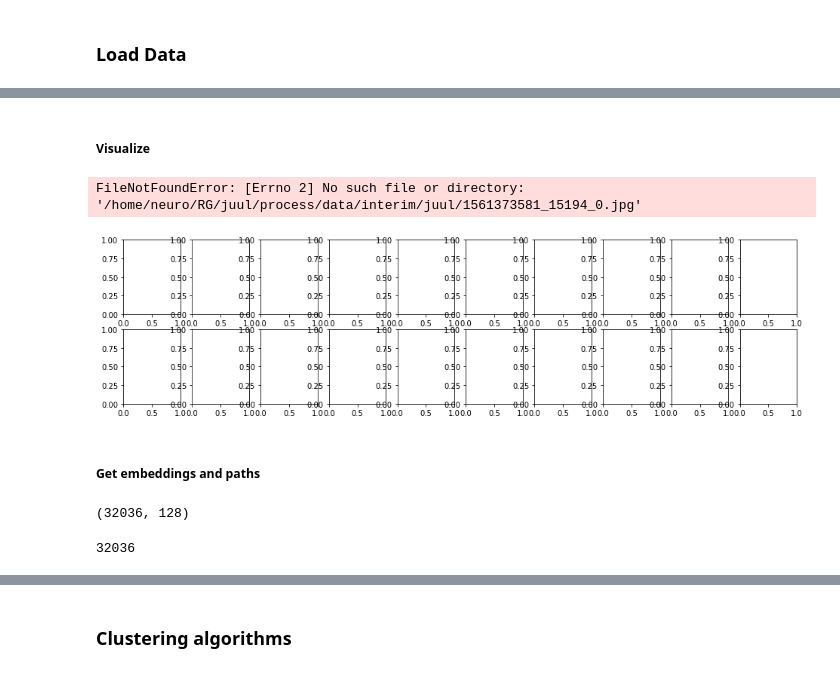
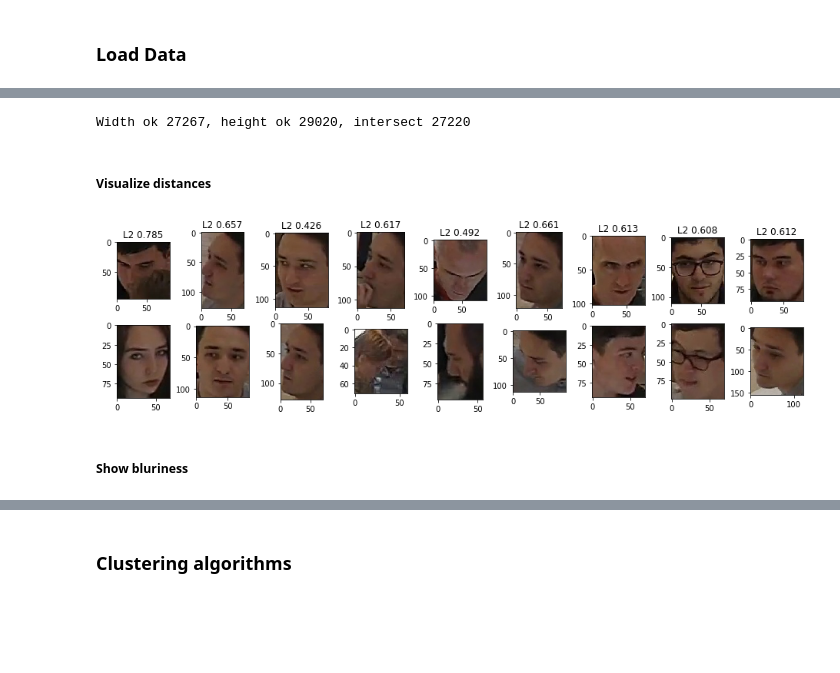
Before and after one commit to chichivica/juul, a Jupyter notebook: process/notebooks/0.0-rg-cluster-face-embeddings.ipynb, the cells around one changed output, grey strips where cells are left out. Cells and saved outputs as stored; diff of their text form; code cells hidden in the pictures; blank space fills up the shorter version.

Commit message:
builded pipeline for video processing, clustering and demo, added readme files

```diff
--- a/process/notebooks/0.0-rg-cluster-face-embeddings.ipynb
+++ b/process/notebooks/0.0-rg-cluster-face-embeddings.ipynb
@@ -36,0 +47,2 @@ len(data), data.keys()
+# %%
+sizes = calc_sizes(data['boxes'])
@@ -37,34 +60,36 @@ len(data), data.keys()
+# %%
+MIN_WIDTH = 55
+MIN_HEIGHT = 65
+# %%
+large_indices = filter_small_faces(sizes, MIN_WIDTH, MIN_HEIGHT)
+embeddings = np.array(data['embeddings'])[large_indices]
+image_paths = np.array(data['image_paths'])[large_indices]
+
+landmarks = np.array(data['landmarks'])[large_indices]
+
+boxes = np.array(data['boxes'])[large_indices]
+# %% [output]
+Width ok 27267, height ok 29020, intersect 27220
 # %% [markdown]
-##### Visualize
+##### Visualize distances
 # %%
-N_SHOW = 10
+N_SHOW = 9
 # %%
 fig,ax = plt.subplots(2, N_SHOW, sharex=False, sharey=False, figsize=(16,4))
 
 for n in range(N_SHOW):
-    i = np.random.randint(len(data['image_paths']))
-    j = np.random.randint(len(data['image_paths']))
-    i_img = plt.imread(os.path.join(project_dir, data['image_paths'][i]))
-    j_img = plt.imread(os.path.join(project_dir, data['image_paths'][j]))
+    i = np.random.randint(len(image_paths))
+    j = np.random.randint(len(image_paths))
+    i_img = plt.imread(os.path.join(project_dir, image_paths[i]))
+    j_img = plt.imread(os.path.join(project_dir, image_paths[j]))
     ax[0,n].imshow(i_img)
     ax[1,n].imshow(j_img)
-    l2 = np.linalg.norm(data['image_paths'][i] - data['image_paths'][j], ord=2)
+    l2 = np.linalg.norm(embeddings[i] - embeddings[j], ord=2)
     ax[0,n].set_title(f'L2 {l2:.3f}')
 
+plt.subplots_adjust(wspace=0.5)
 plt.show()
 # %% [output]
-FileNotFoundError: [Errno 2] No such file or directory: '/home/neuro/RG/juul/process/data/interim/juul/1561373581_15194_0.jpg'
-[figure, old version]
+[figure, new version]
-# %% [markdown]
-##### Get embeddings and paths
-# %%
-embeddings = np.array([d for d in data['embeddings']])
-embeddings.shape
-# %% [output]
-(32036, 128)
-# %%
-image_paths = [d for d in data['image_paths']]
-
-len(image_paths)
-# %% [output]
-32036
+# %% [markdown]
+##### Show bluriness
```
Also changed, not shown: parts of 69 cells of this notebook, 12 other files.
